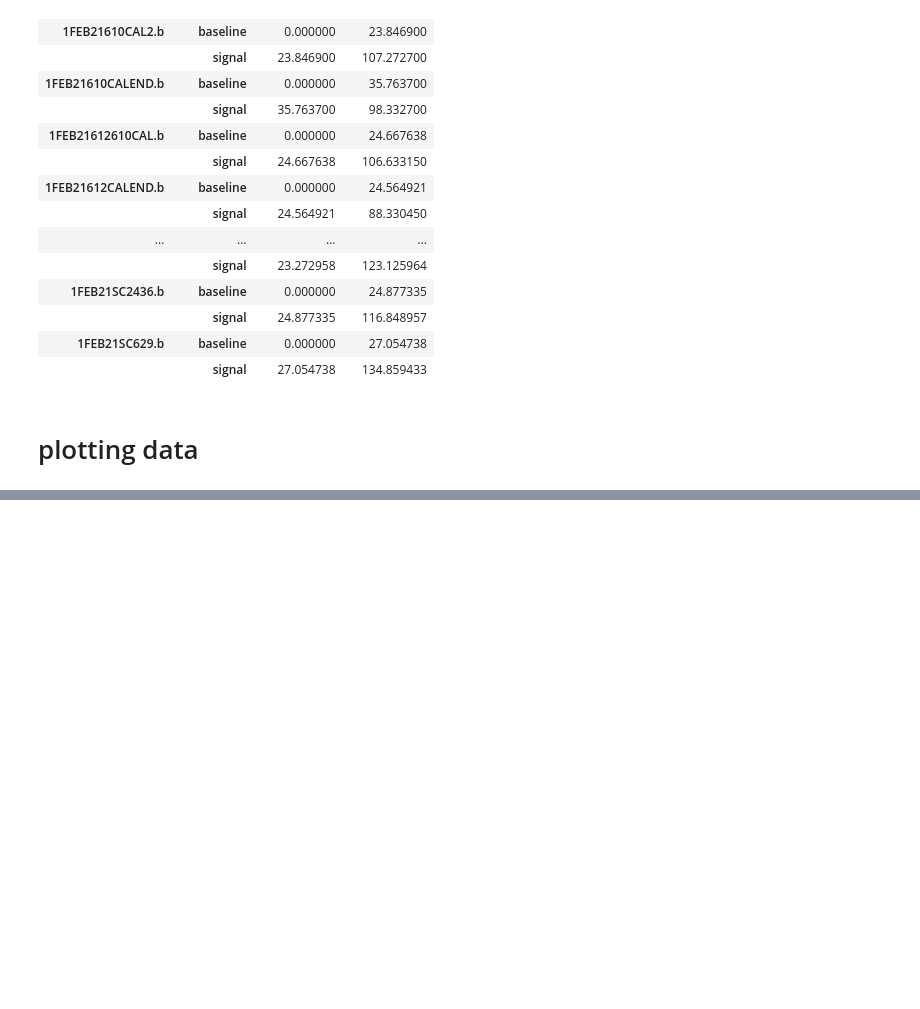
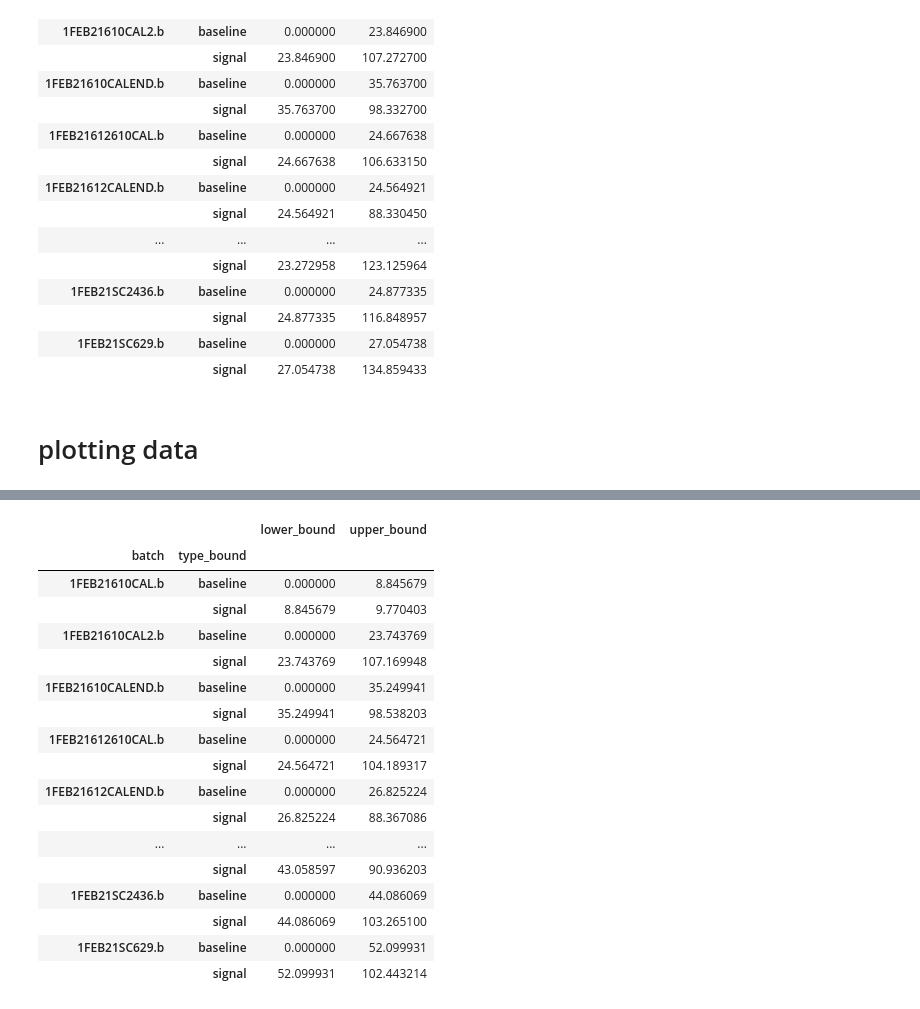
Before and after one commit to wpk-nist-gov/icpmsflow, a Jupyter notebook: notebooks/example_usage.ipynb, the cells around one changed output, grey strips where cells are left out. Cells and saved outputs as stored; diff of their text form; code cells hidden in the pictures; blank space fills up the shorter version.

```diff
--- a/notebooks/example_usage.ipynb
+++ b/notebooks/example_usage.ipynb
@@ -145,6 +144,6 @@ explorer.app
 # %% [output]
 [interactive output not drawn]
 # %%
-explorer = ds2.data_explorer()
-explorer.app
+ds2 = ds.add_bounds()
+ds2.explorer.app.show()
 # %% [output]
@@ -151,0 +152,24 @@ explorer.app
+# %%
+# To grab bounds_data from explorer, use the following
+
+ds3 = ds2.from_explorer()
+ds3.bounds_data
+# %% [output]
+|  |  | lower_bound | upper_bound |
+| batch | type_bound |  |  |
+| 1FEB21610CAL.b | baseline | 0.000000 | 8.845679 |
+|  | signal | 8.845679 | 9.770403 |
+| 1FEB21610CAL2.b | baseline | 0.000000 | 23.743769 |
+|  | signal | 23.743769 | 107.169948 |
+| 1FEB21610CALEND.b | baseline | 0.000000 | 35.249941 |
+|  | signal | 35.249941 | 98.538203 |
+| 1FEB21612610CAL.b | baseline | 0.000000 | 24.564721 |
+|  | signal | 24.564721 | 104.189317 |
+| 1FEB21612CALEND.b | baseline | 0.000000 | 26.825224 |
+|  | signal | 26.825224 | 88.367086 |
+| ... | ... | ... | ... |
+|  | signal | 43.058597 | 90.936203 |
+| 1FEB21SC2436.b | baseline | 0.000000 | 44.086069 |
+|  | signal | 44.086069 | 103.265100 |
+| 1FEB21SC629.b | baseline | 0.000000 | 52.099931 |
+|  | signal | 52.099931 | 102.443214 |
```
Also changed, not shown: parts of 4 cells of this notebook, 1 other file.
